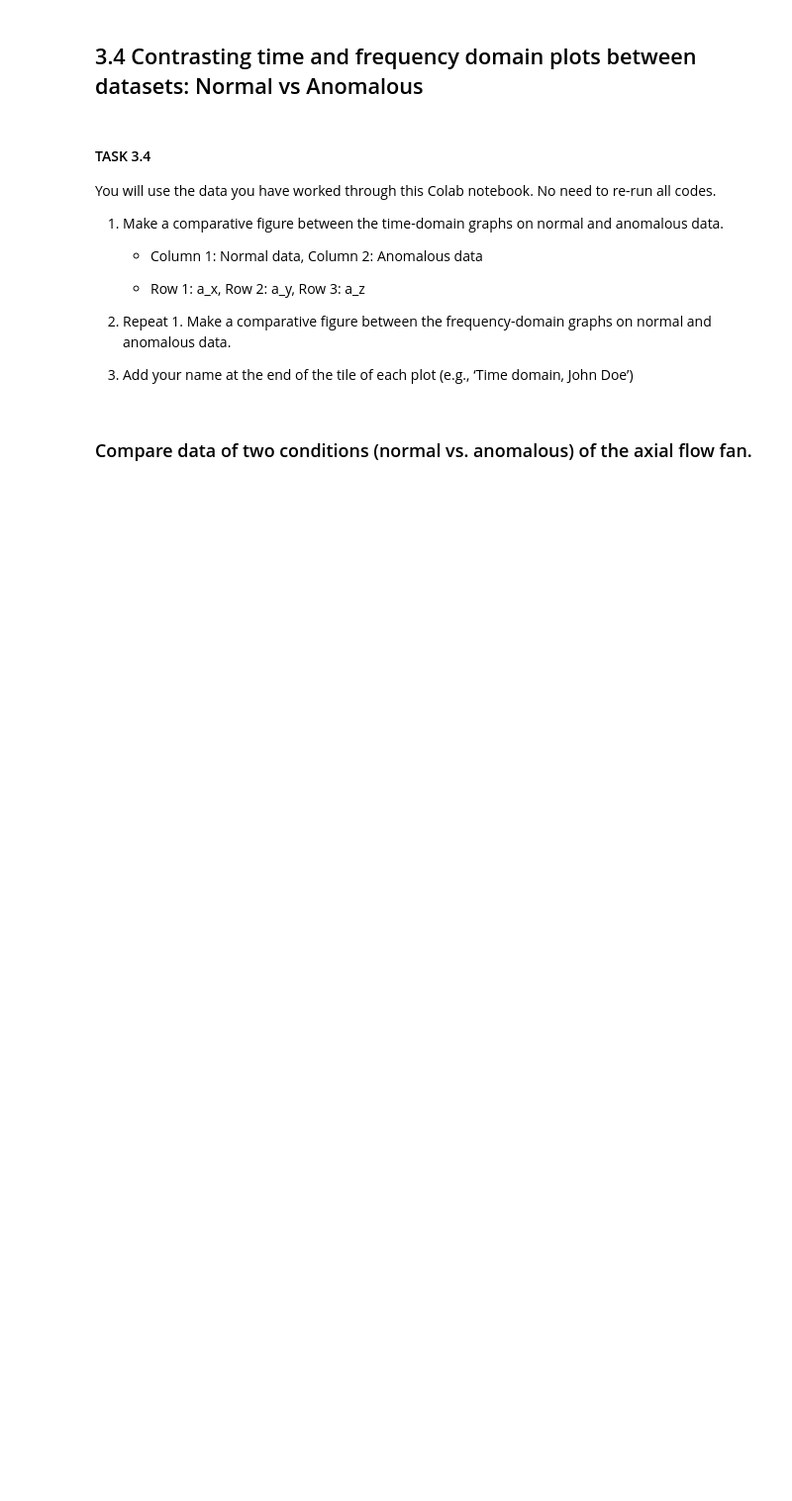
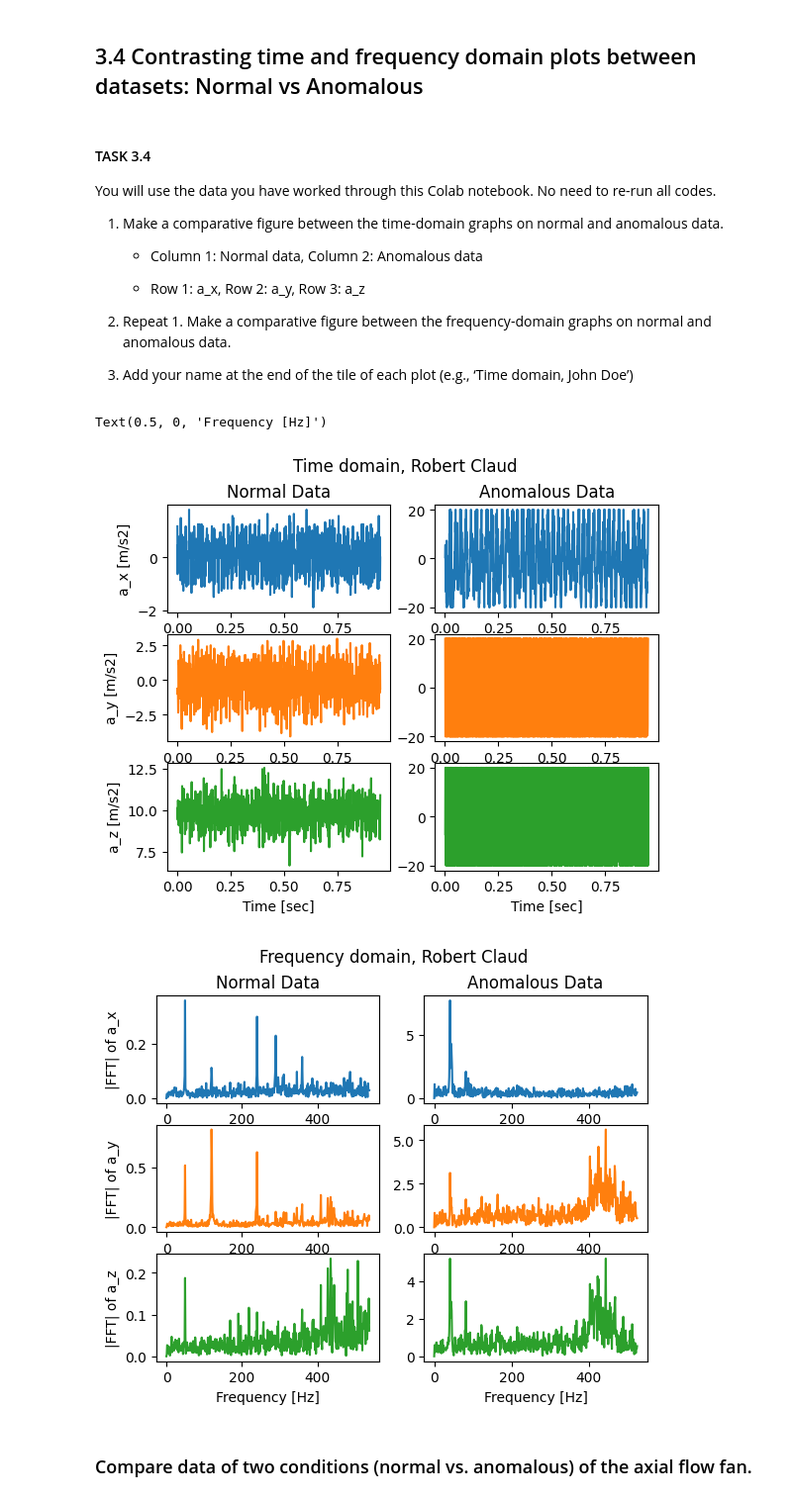
Before and after one commit to rd908213/ME-597-IIoT, a Jupyter notebook: lab/lab2/L2_Colab3.ipynb, the cells around one changed output. Shown at 99% size. Cells and saved outputs as stored; diff of their text form; code cells hidden in the pictures; blank space fills up the shorter version.

```diff
--- a/lab/lab2/L2_Colab3.ipynb
+++ b/lab/lab2/L2_Colab3.ipynb
@@ -206,3 +345,47 @@ You will use the data you have worked through this Colab notebook. No need to re
+# %%
+#Insert your code here:
+#Provide comments to describe your code
+#
+
+# Time domain
+fig1, ax1 = plt.subplots(3, 2) # create a 3x2 grid of subplots
+fig1.suptitle('Time domain, Robert Claud') # set the overall title for the figure
+ax1[0, 0].set_title('Normal Data') # set the title for the normal data
+ax1[0, 1].set_title('Anomalous Data') # set the title for the anamalous data
+ax1[0, 0].plot(t_abnormal,a_x_normal,'tab:blue') # plot the data for a_x under normal conditions
+ax1[0, 1].plot(t_abnormal,a_x_abnormal,'tab:blue') # plot the data for a_x under abnormal conditions
+ax1[0, 0].set_ylabel('a_x [m/s2]') # set the label for a_x
+ax1[1, 0].plot(t_abnormal,a_y_normal, 'tab:orange') # plot the data for a_y under normal conditions
+ax1[1, 1].plot(t_abnormal,a_y_abnormal, 'tab:orange') # plot the data for a_y under abnormal conditions
+ax1[1, 0].set_ylabel('a_y [m/s2]') # set the label for a_y
+ax1[2, 0].plot(t_abnormal,a_z_normal, 'tab:green') # plot the data for a_z under normal conditions
+ax1[2, 1].plot(t_abnormal,a_z_abnormal, 'tab:green') # plot the data for a_z under abnormal conditions
+ax1[2, 0].set_ylabel('a_z [m/s2]') # set the label for a_z
+ax1[2, 0].set_xlabel('Time [sec]') # set the x-axis label for time for normal conditions
+ax1[2, 1].set_xlabel('Time [sec]') # set the x-axis label for time for anomalous conditions
+
+# Frequency domain
+fig2, ax2 = plt.subplots(3, 2) # create a 3x2 grid of subplots
+fig2.suptitle('Frequency domain, Robert Claud') # set the overall title for the figure
+ax2[0, 0].set_title('Normal Data') # set the title for the normal data
+ax2[0, 1].set_title('Anomalous Data') # set the title for the anomalous data
+ax2[0, 0].plot(f_x_normal,y_x_normal,'tab:blue') # plot the data for a_x under normal conditions
+ax2[0, 1].plot(f_x_abnormal,y_x_abnormal,'tab:blue') # plot the data for a_x under abnormal conditions
+ax2[0, 0].set_ylabel('|FFT| of a_x') # set the label for a_x in the frequency domain
+ax2[1, 0].plot(f_y_normal,y_y_normal,'tab:orange') # plot the data for a_y under normal conditions
+ax2[1, 1].plot(f_y_abnormal,y_y_abnormal,'tab:orange') # plot the data for a_y under abnormal conditions
+ax2[1, 0].set_ylabel('|FFT| of a_y') # set the label for a_y in the frequency domain
+ax2[2, 0].plot(f_z_normal,y_z_normal,'tab:green') # plot the data for a_z under normal conditions
+ax2[2, 1].plot(f_z_abnormal,y_z_abnormal,'tab:green') # plot the data for a_z under abnormal conditions
+ax2[2, 0].set_ylabel('|FFT| of a_z') # set the label for a_z in the frequency domain
+ax2[2, 0].set_xlabel('Frequency [Hz]') # set the x-axis label for frequency for the normal conditions
+ax2[2, 1].set_xlabel('Frequency [Hz]') # set the x-axis label for frequency for the anomalous conditions
+
+#
+# %% [output]
+Text(0.5, 0, 'Frequency [Hz]')
+[figure, added]
+[figure, added]
 # %% [markdown]
 
 ### Compare data of two conditions (normal vs. anomalous) of the axial flow fan.
```
Also changed, not shown: parts of 32 cells of this notebook, 2 other files.
